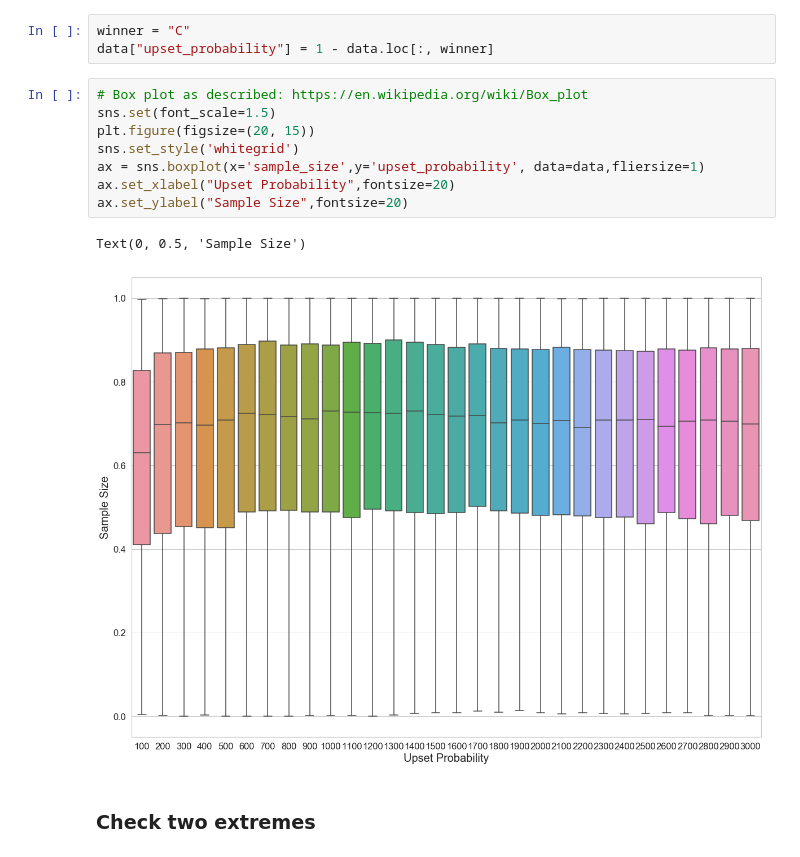
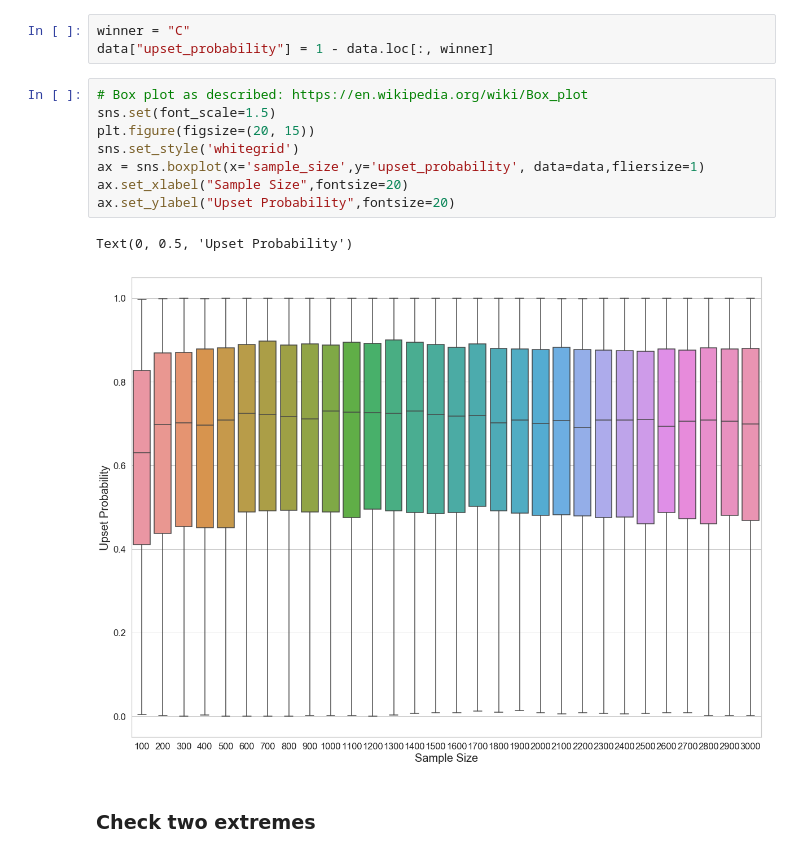
Before and after one commit to Dovermore/2018-rcv-audits, a Jupyter notebook: maine-rcv-code/pathological_example/analysis.ipynb, the cells around one changed output. Drawn from its saved outputs; the diff is of its cells as text.

```diff
--- a/maine-rcv-code/pathological_example/analysis.ipynb
+++ b/maine-rcv-code/pathological_example/analysis.ipynb
@@ -16,14 +16,14 @@ data["upset_probability"] = 1 - data.loc[:, winner]
 # %%
 # Box plot as described: https://en.wikipedia.org/wiki/Box_plot
 sns.set(font_scale=1.5)
 plt.figure(figsize=(20, 15))
 sns.set_style('whitegrid')
 ax = sns.boxplot(x='sample_size',y='upset_probability', data=data,fliersize=1)
-ax.set_xlabel("Upset Probability",fontsize=20)
-ax.set_ylabel("Sample Size",fontsize=20)
+ax.set_xlabel("Sample Size",fontsize=20)
+ax.set_ylabel("Upset Probability",fontsize=20)
 # %% [output]
-Text(0, 0.5, 'Sample Size')
+Text(0, 0.5, 'Upset Probability')
-[figure, old version]
+[figure, new version]
 # %% [markdown]
 ### Check two extremes
 # %%
```
Also changed, not shown: parts of 4 cells of this notebook, 2 other files.
